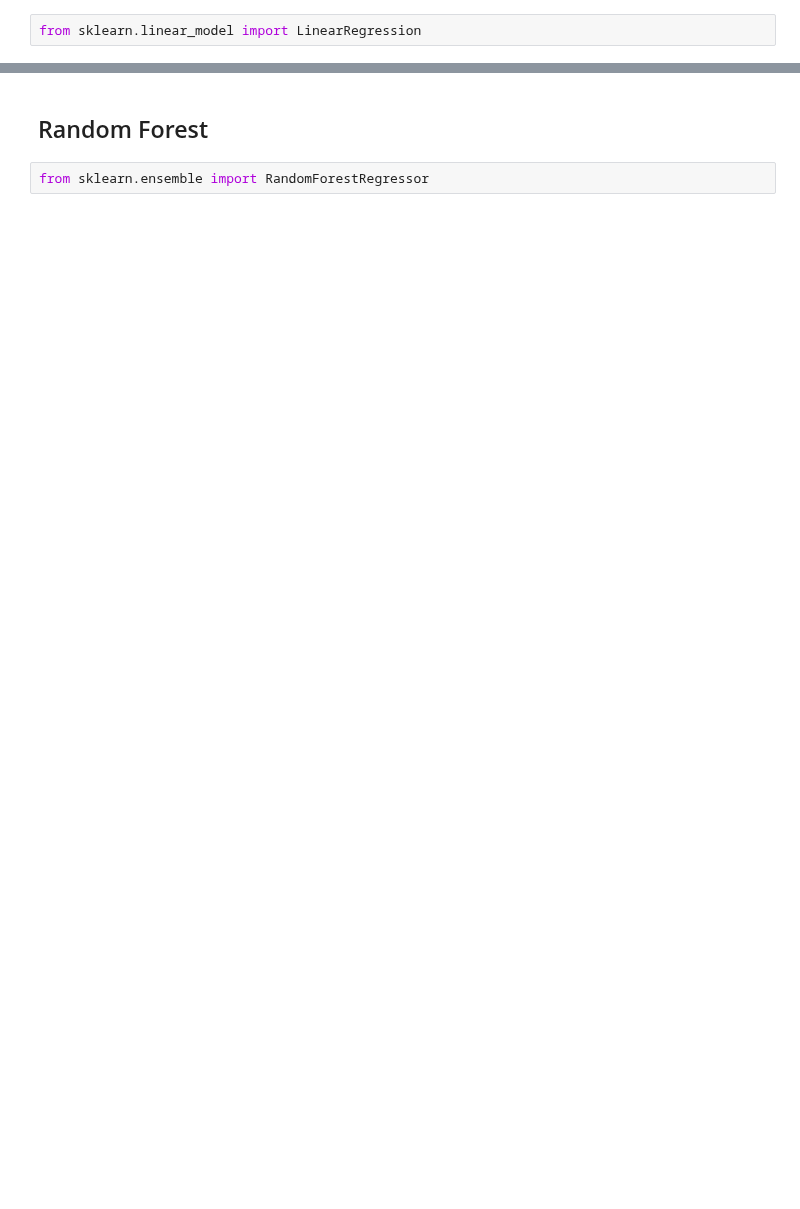
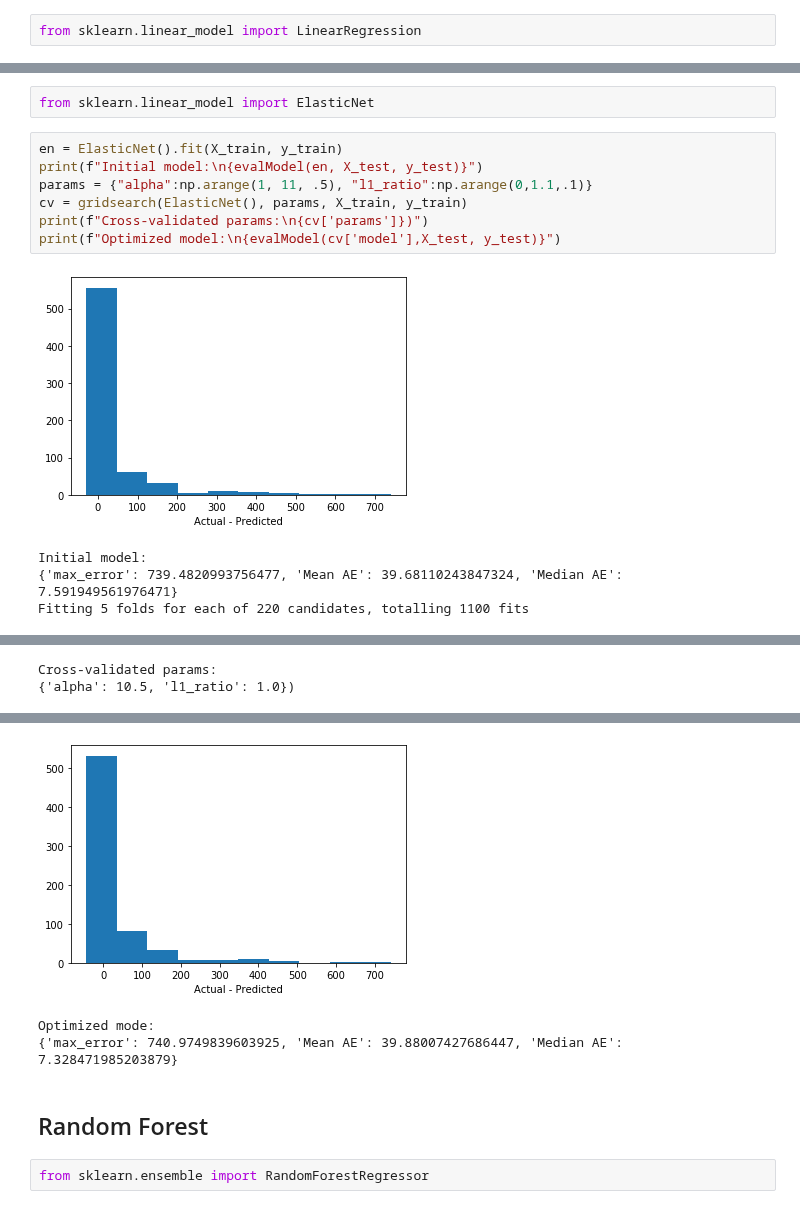
Before and after one commit to suneric98/Crescendo, a Jupyter notebook: data/regression_DaysOnTopCharts.ipynb, the cells around one changed output, grey strips where cells are left out. Saved outputs shown, nothing was run; the diff lists cells and outputs as text; blank space fills up the shorter version.

```diff
--- a/data/regression_DaysOnTopCharts.ipynb
+++ b/data/regression_DaysOnTopCharts.ipynb
@@ -203,0 +175,14 @@ evalModel(regressor, X_test, y_test, exp = True)
+# %%
+from sklearn.linear_model import ElasticNet
+# %%
+en = ElasticNet().fit(X_train, y_train)
+print(f"Initial model:\n{evalModel(en, X_test, y_test)}")
+params = {"alpha":np.arange(1, 11, .5), "l1_ratio":np.arange(0,1.1,.1)}
+cv = gridsearch(ElasticNet(), params, X_train, y_train)
+print(f"Cross-validated params:\n{cv['params']})")
+print(f"Optimized model:\n{evalModel(cv['model'],X_test, y_test)}")
+# %% [output]
+[figure, added]
+Initial model:
+{'max_error': 739.4820993756477, 'Mean AE': 39.68110243847324, 'Median AE': 7.591949561976471}
+Fitting 5 folds for each of 220 candidates, totalling 1100 fits
@@ -203,0 +191,2 @@ evalModel(regressor, X_test, y_test, exp = True)
+Cross-validated params:
+{'alpha': 10.5, 'l1_ratio': 1.0})
@@ -204,3 +194,6 @@ evalModel(regressor, X_test, y_test, exp = True)
+[figure, added]
+Optimized mode:
+{'max_error': 740.9749839603925, 'Mean AE': 39.88007427686447, 'Median AE': 7.328471985203879}
 # %% [markdown]
 ## Random Forest
 # %%
```
Also changed, not shown: parts of 73 cells of this notebook.
